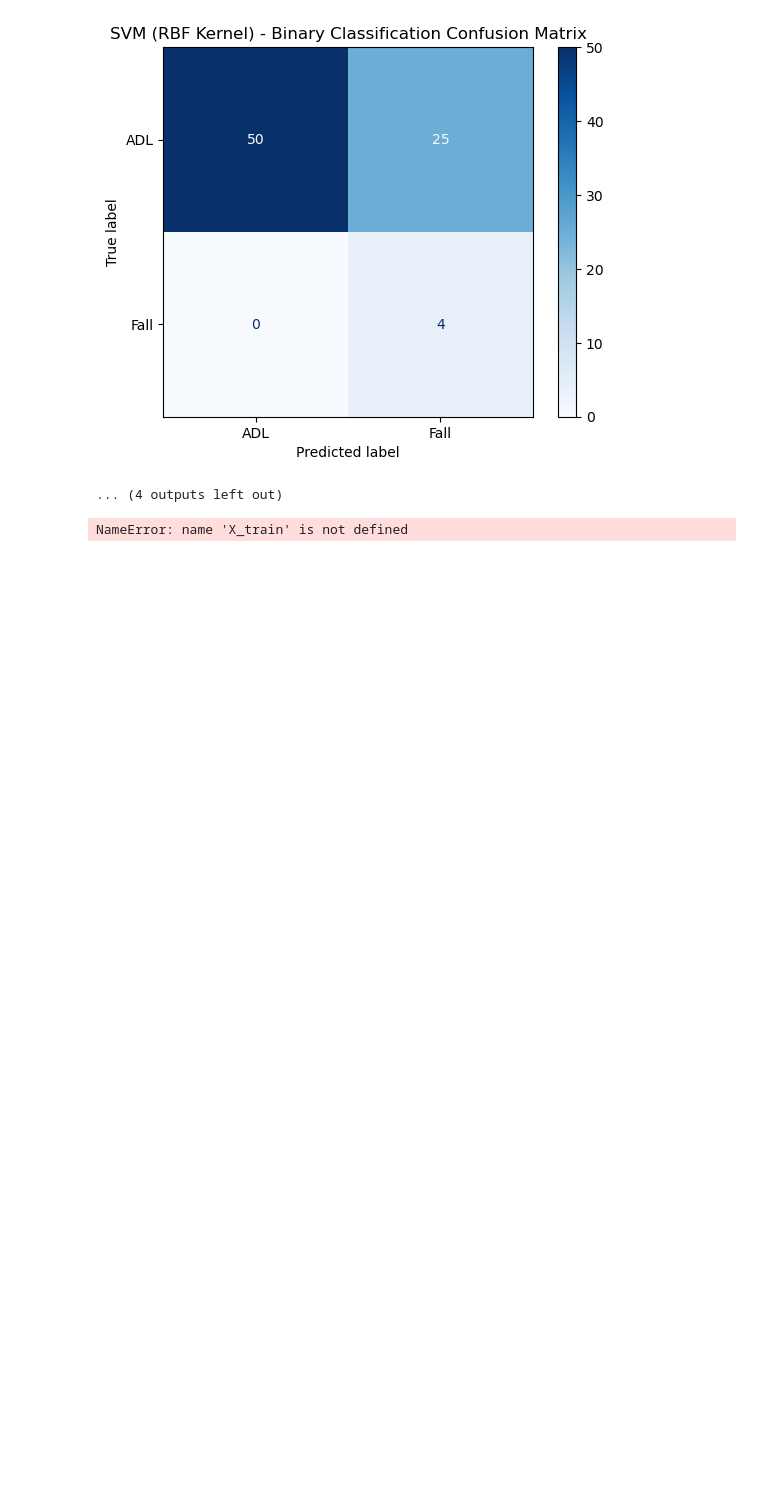
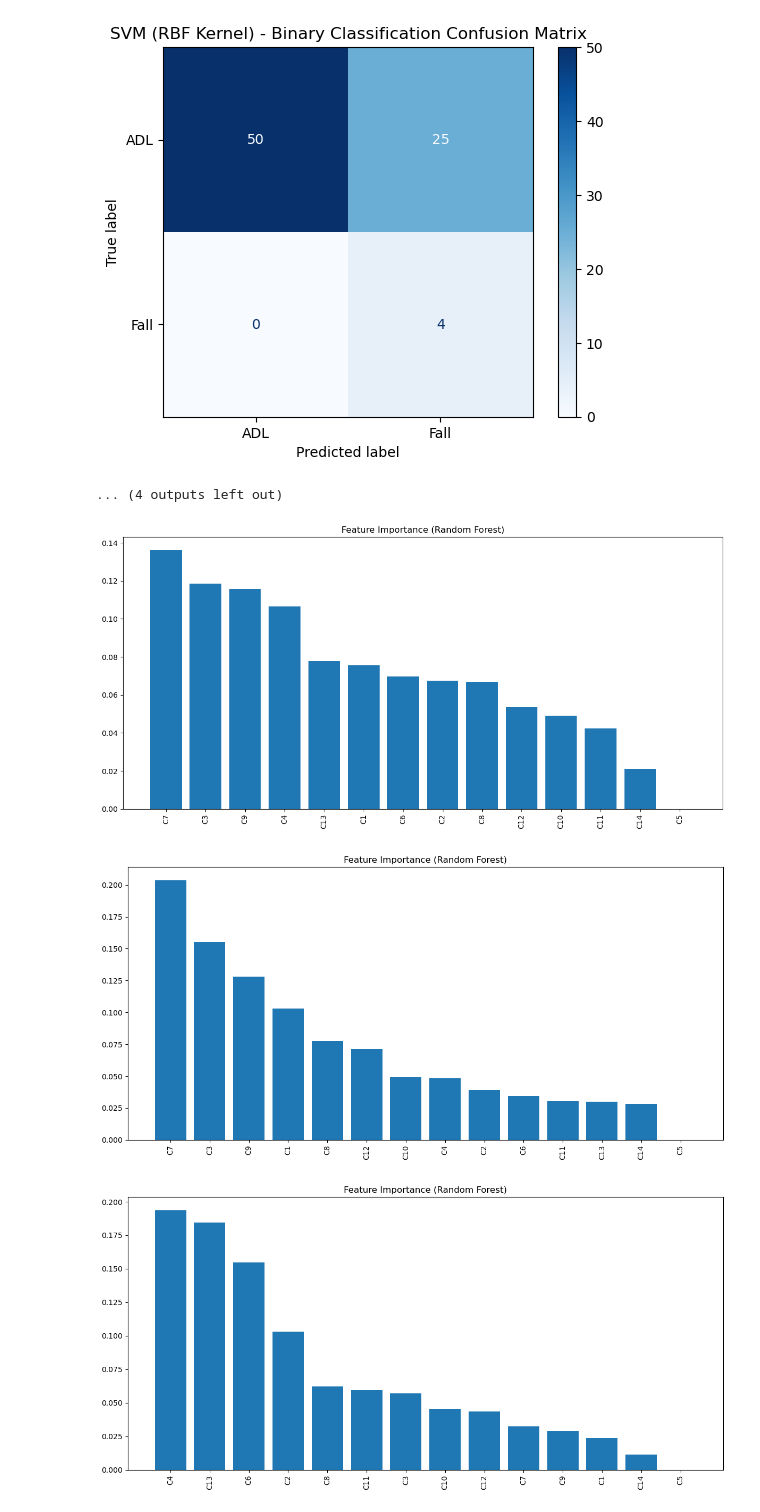
Before and after one commit to AliShrz/earpiece-fall-detection, a Jupyter notebook: trimmed_data_14_feature.ipynb, the cells around one changed output. Cells and saved outputs as stored; diff of their text form; code cells hidden in the pictures; blank space fills up the shorter version.

```diff
--- a/trimmed_data_14_feature.ipynb
+++ b/trimmed_data_14_feature.ipynb
@@ -828,29 +828,33 @@ SVM (RBF Kernel) Accuracy: 0.6835
 # %%
 def evaluate_feature_importance(X_train, y_train, feature_names):
     model = RandomForestClassifier(n_estimators=100, random_state=42)
     # model = DecisionTreeClassifier(random_state=42)
     # model = KNeighborsClassifier(n_neighbors=3)
     # model = SVC(kernel='rbf', probability=True, random_state=42)
     # model = GradientBoostingClassifier(n_estimators=100, random_state=42)
     # model = ExtraTreesClassifier(n_estimators=100, random_state=42)
     # model = LinearDiscriminantAnalysis()
     # model = XGBClassifier(use_label_encoder=False, eval_metric='mlogloss', random_state=42)
     # model = LogisticRegression(max_iter=1000, random_state=42)
     model.fit(X_train, y_train)
     importances = model.feature_importances_
     indices = np.argsort(importances)[::-1]
 
     plt.figure(figsize=(12, 6))
     plt.title("Feature Importance (Random Forest)")
     plt.bar(range(X_train.shape[1]), importances[indices])
     plt.xticks(range(X_train.shape[1]), np.array(feature_names)[indices], rotation=90)
     plt.tight_layout()
     plt.show()
 
     return importances, indices
 
-feature_names = [f'C{i}' for i in range(1, 34)]
+feature_names = [f'C{i}' for i in range(1, 15)]
 
-importances, sorted_indices = evaluate_feature_importance(X_train, y_train, feature_names)
+importances_combined, sorted_indices_combined = evaluate_feature_importance(X_train_combined, y_train_combined, feature_names)
+importances_adls, sorted_indices_adls = evaluate_feature_importance(X_train_adls, y_train_adls, feature_names)
+importances_binary, sorted_indices_binary = evaluate_feature_importance(X_train_binary, y_train_binary, feature_names)
 # %% [output]
-NameError: name 'X_train' is not defined
+[figure, added]
+[figure, added]
+[figure, added]
```
